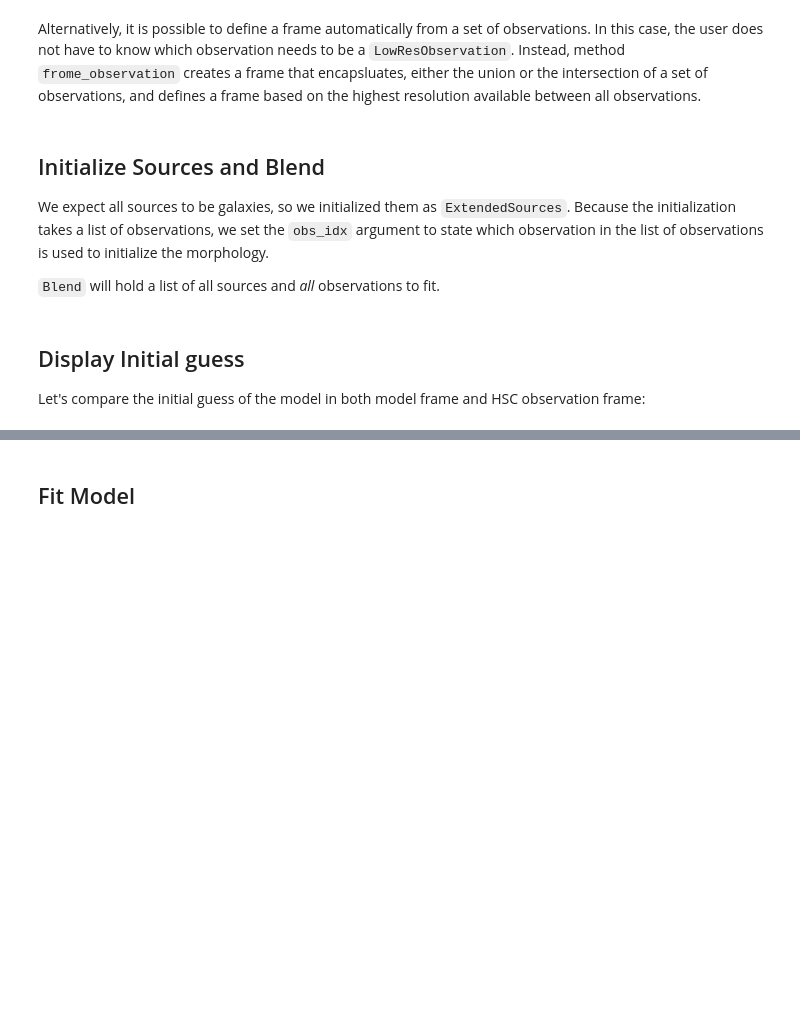
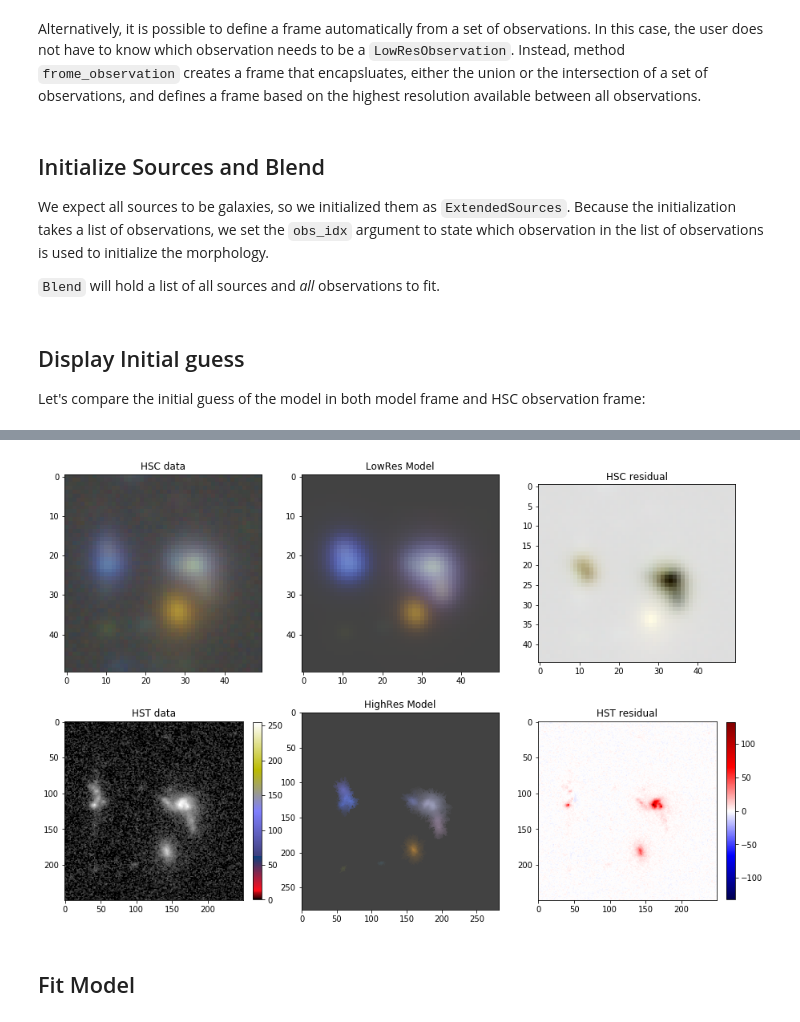
Before and after one commit to herjy/Scarlet_tests, a Jupyter notebook: multiresolution_ wavelets.ipynb, the cells around one changed output, grey strips where cells are left out. Drawn from its saved outputs; the diff is of its cells as text; code cells hidden in the pictures; blank space fills up the shorter version.

Commit message:
new scarlet with wavelets

```diff
--- a/multiresolution_ wavelets.ipynb
+++ b/multiresolution_ wavelets.ipynb
@@ -63,7 +63,7 @@ Next we have to create a source catalog for the images. We'll use `sep` for that
 import sep
 
 class Data():
-
+    #An object to have easier access to the data
     def __init__(self, images, wcss, psfs, channels):
         self.images = images
         self.wcs = wcss
@@ -71,6 +71,7 @@ class Data():
         self.channels = channels
 
 def interpolate(data_lr, data_hr):
+    #Interpolate the low resolution image to high resolution using sinc interpolation
     coord_lr0 = (np.arange(data_lr.images.shape[1]), np.arange(data_lr.images.shape[1]))
     coord_hr = (np.arange(data_hr.images.shape[1]), np.arange(data_hr.images.shape[1]))
     coord_lr = scarlet.resampling.convert_coordinates(coord_lr0, data_lr.wcs, data_hr.wcs)
@@ -81,7 +82,8 @@ def interpolate(data_lr, data_hr):
     return np.array(interp)
 
 def makeCatalog(data_lr, data_hr, lvl = 3, wave = True):
-    #Create observations for each image
+    # Create a catalog of detected source by running SEP on the wavelet transform
+    # of the sum of the high resolution images and the low resolution images interpolated to the high resolution grid
 
     interp = interpolate(data_lr, data_hr)
     interp = interp/np.sum(interp, axis = (1,2))[:,None, None]
@@ -105,7 +107,7 @@ def makeCatalog(data_lr, data_hr, lvl = 3, wave = True):
 
 
     bkg = sep.Background(detect)
-    catalog = sep.extract(detect, lvl, err=bkg.globalrms)
+    catalog = sep.extract(detect, 3, err=bkg.globalrms)
     bg_rms = []
     for data in datas:
         img = data.images
@@ -211,9 +218,9 @@ Let's compare the initial guess of the model in both model frame and HSC observa
 # Load the model and calculate the residual
 model = blend.get_model()
 
-%time obs_hsc._render(model)
-model_lr = obs_hsc._render(model)
-init_rgb = scarlet.display.img_to_rgb(model, norm=hsc_norm)
+%time obs_hsc.render(model)
+model_lr = obs_hsc.render(model)
+init_rgb = scarlet.display.img_to_rgb(model[:-1], norm=hsc_norm)
 init_rgb_lr = scarlet.display.img_to_rgb(model_lr, norm=hsc_norm)
 residual_lr = data_hsc - model_lr
 # Trim the bottom source not part of the blend from the image
@@ -245,3 +252,4 @@ plt.imshow(hst_img)
 plt.colorbar(fraction=.045)
 plt.title('HST data')
 plt.show()
+# %% [output]
@@ -248,3 +258,4 @@ plt.show()
+[figure, added]
 # %% [markdown]
 ## Fit Model
 # %%
```
Also changed, not shown: parts of 6 cells of this notebook, 3 other files.
